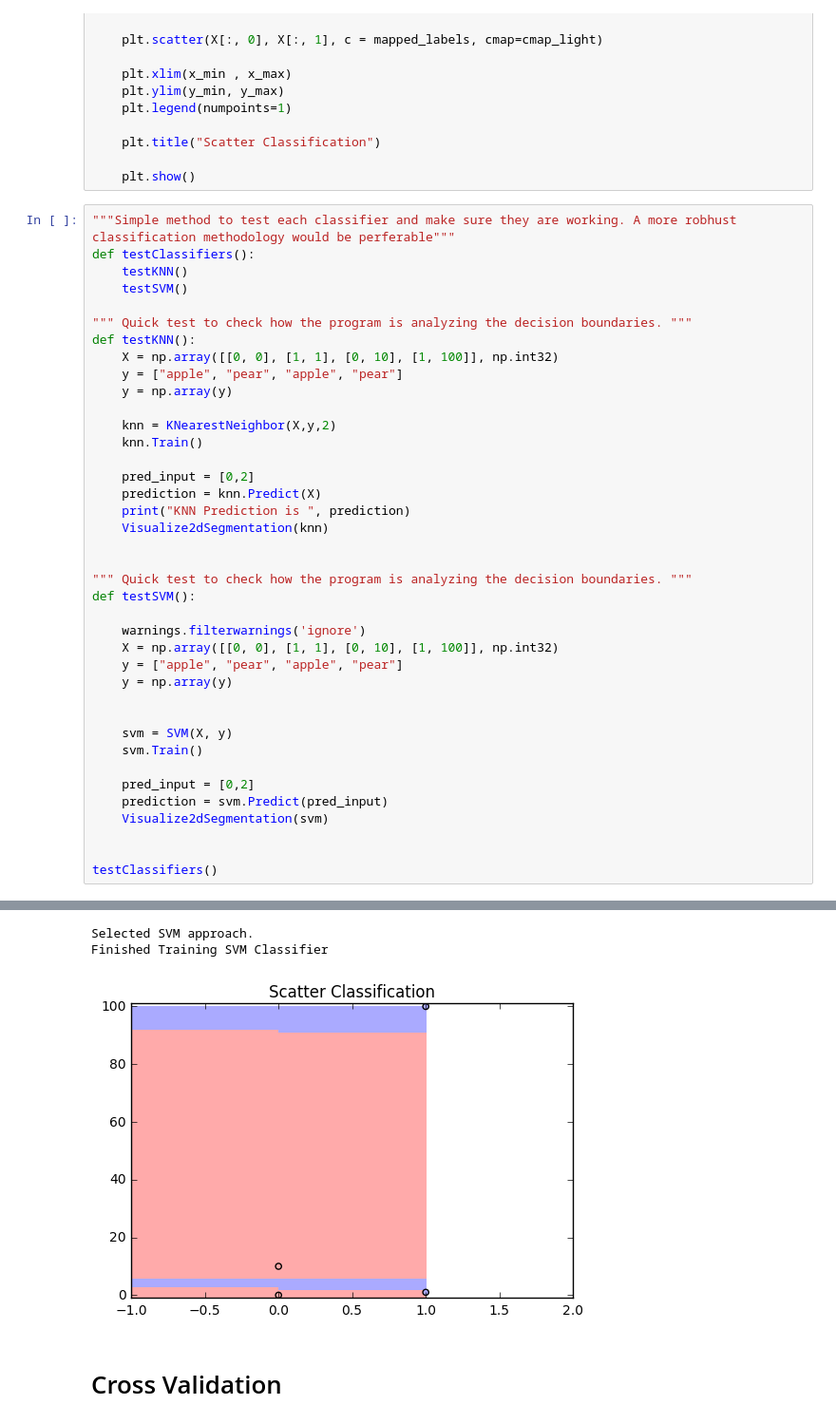
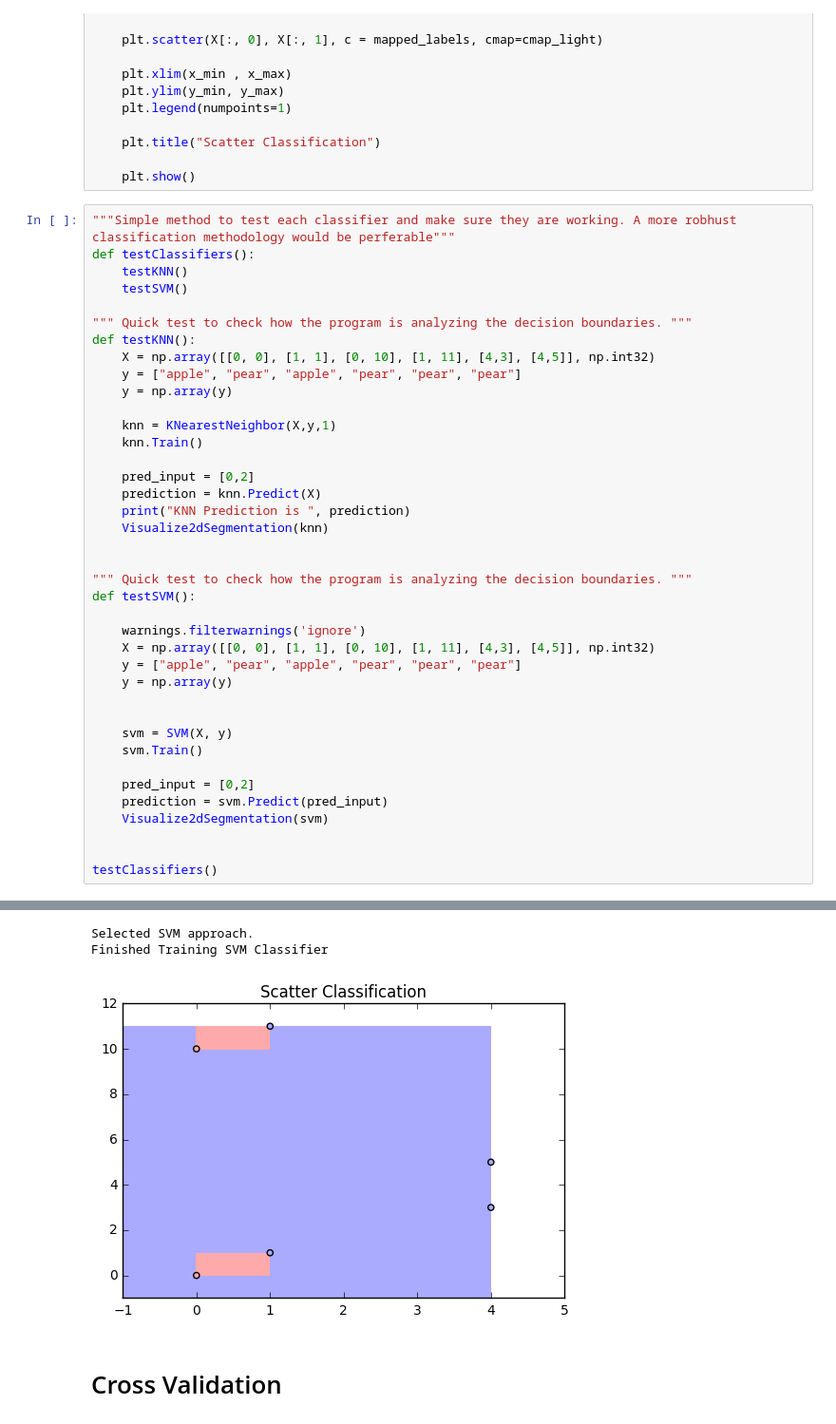
Before and after one commit to andor-developer/sound-classification, a Jupyter notebook: src/Detecting Sound Interference.ipynb, the cells around one changed output, grey strips where cells are left out. Shown at 95% size. Cells and saved outputs as stored; diff of their text form.

```diff
--- a/src/Detecting Sound Interference.ipynb
+++ b/src/Detecting Sound Interference.ipynb
@@ -799,11 +795,11 @@ def testClassifiers():
 
 """ Quick test to check how the program is analyzing the decision boundaries. """
 def testKNN():
-    X = np.array([[0, 0], [1, 1], [0, 10], [1, 100]], np.int32)
-    y = ["apple", "pear", "apple", "pear"]
+    X = np.array([[0, 0], [1, 1], [0, 10], [1, 11], [4,3], [4,5]], np.int32)
+    y = ["apple", "pear", "apple", "pear", "pear", "pear"]
     y = np.array(y)
 
-    knn = KNearestNeighbor(X,y,2)
+    knn = KNearestNeighbor(X,y,1)
     knn.Train()
 
     pred_input = [0,2]
@@ -816,8 +812,8 @@ def testKNN():
 def testSVM():
 
     warnings.filterwarnings('ignore')
-    X = np.array([[0, 0], [1, 1], [0, 10], [1, 100]], np.int32)
-    y = ["apple", "pear", "apple", "pear"]
+    X = np.array([[0, 0], [1, 1], [0, 10], [1, 11], [4,3], [4,5]], np.int32)
+    y = ["apple", "pear", "apple", "pear", "pear", "pear"]
     y = np.array(y)
 
 
@@ -837,6 +833,6 @@ KNN Prediction is  ['apple' 'apple' 'apple' 'apple']
 Selected SVM approach.
 Finished Training SVM Classifier
-[figure, old version]
+[figure, new version]
 # %% [markdown]
 # Cross Validation
 # %%
```
Also changed, not shown: parts of 3 cells of this notebook.
